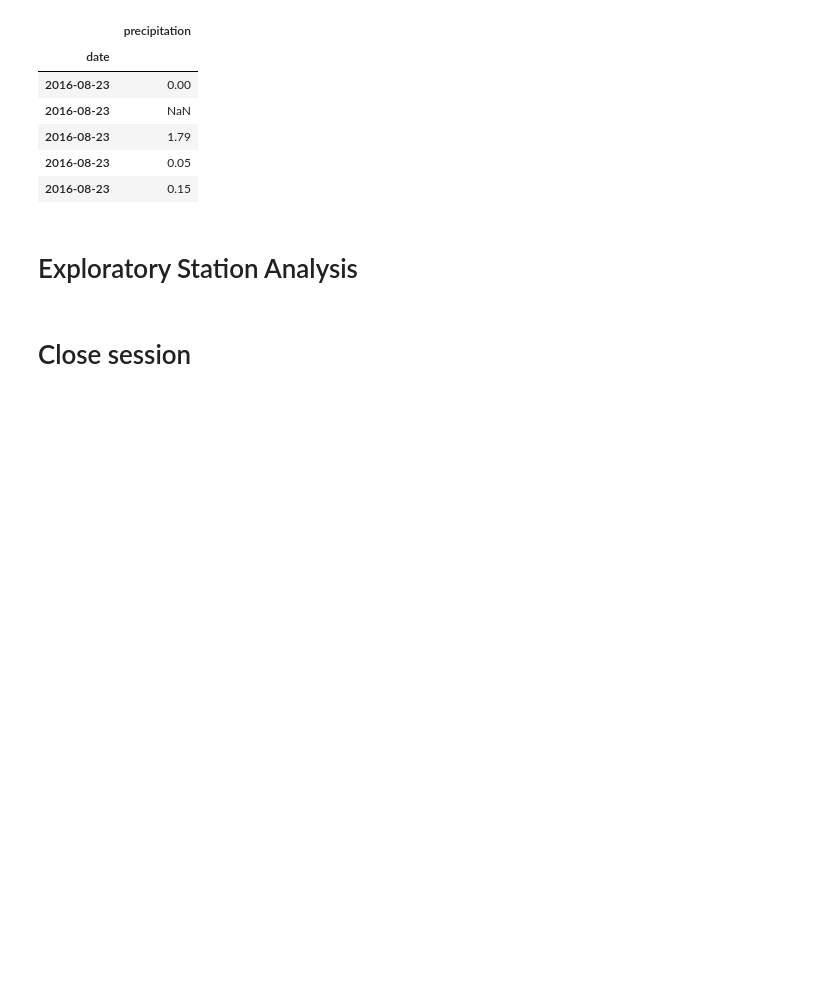
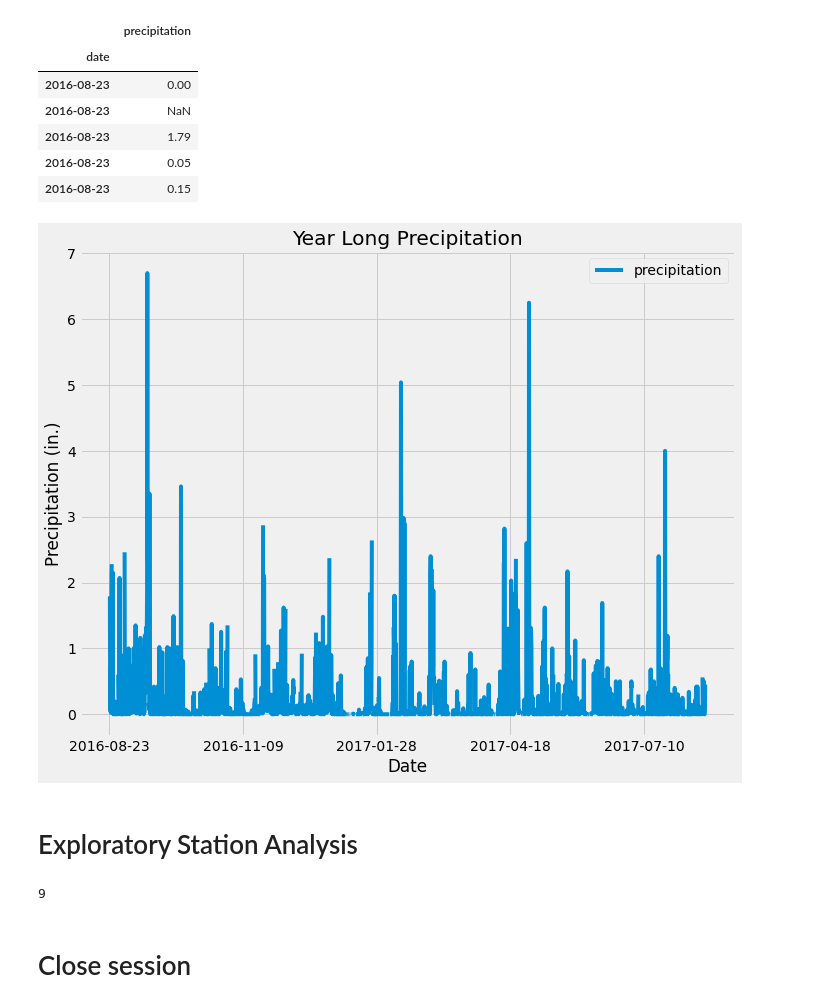
Before and after one commit to ANABGR/sqlalchemy-challenge, a Jupyter notebook: climate_starter.ipynb, the cells around one changed output. Saved outputs shown, nothing was run; the diff lists cells and outputs as text; code cells hidden in the pictures; blank space fills up the shorter version.

Commit message:
plot

```diff
--- a/climate_starter.ipynb
+++ b/climate_starter.ipynb
@@ -75,7 +73,28 @@ precipitation_df.head()
+# %%
+# Use Pandas to calcualte the summary statistics for the precipitation data
+fig, ax = plt.subplots(figsize = (10, 8))
+precipitation_df.plot(ax = ax, x_compat = True)
+
+#title and labels
+ax.set_xlabel('Date')
+ax.set_ylabel('Precipitation (in.)')
+ax.set_title("Year Long Precipitation")
+
+plt.savefig("Images/precipitation.png")
+
+#plot
+plt.tight_layout()
+plt.show()
+# %% [output]
+[figure, added]
 # %% [markdown]
 # Exploratory Station Analysis
 # %%
 # Design a query to calculate the total number stations in the dataset
+stations = session.query(Station.id).distinct().count()
+stations
+# %% [output]
+9
 # %%
 # Design a query to find the most active stations (i.e. what stations have the most rows?)
 # List the stations and the counts in descending order.
```
Also changed, not shown: parts of 1 cell of this notebook, 1 other file.
